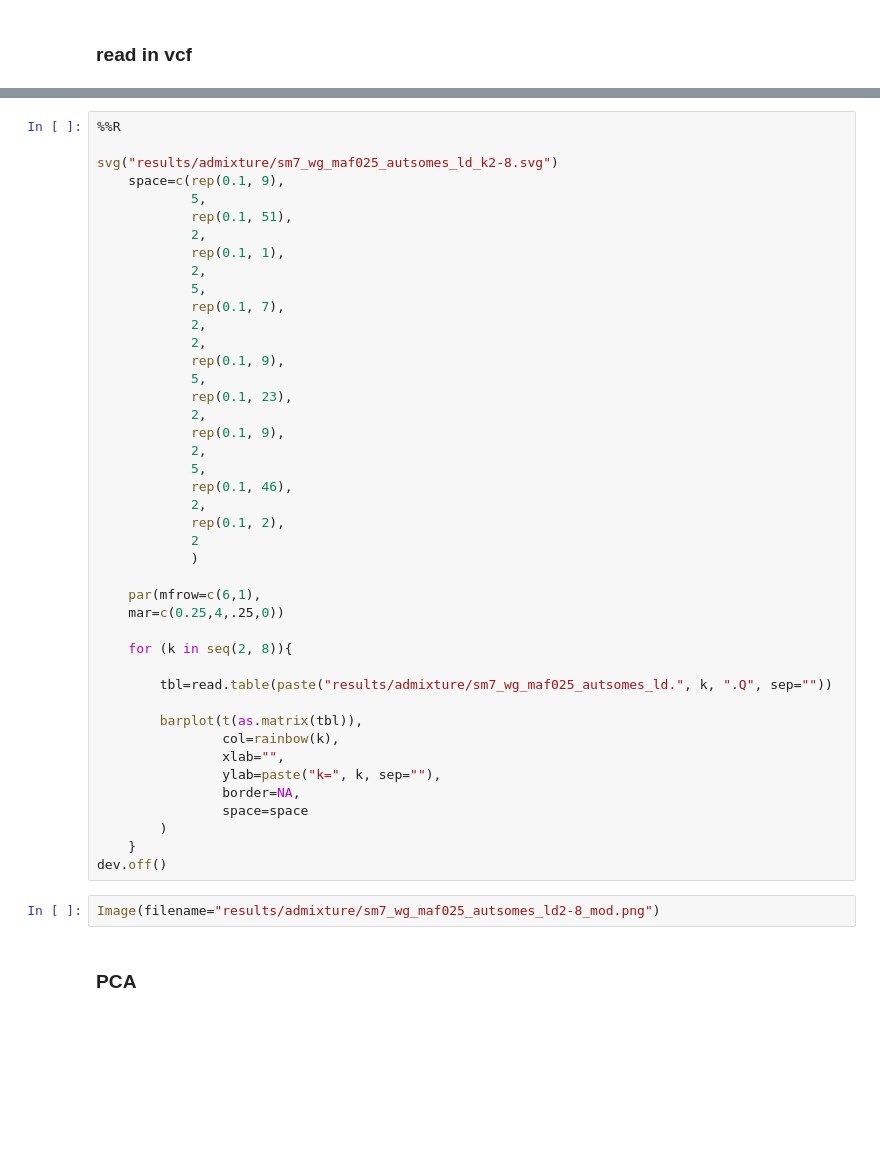
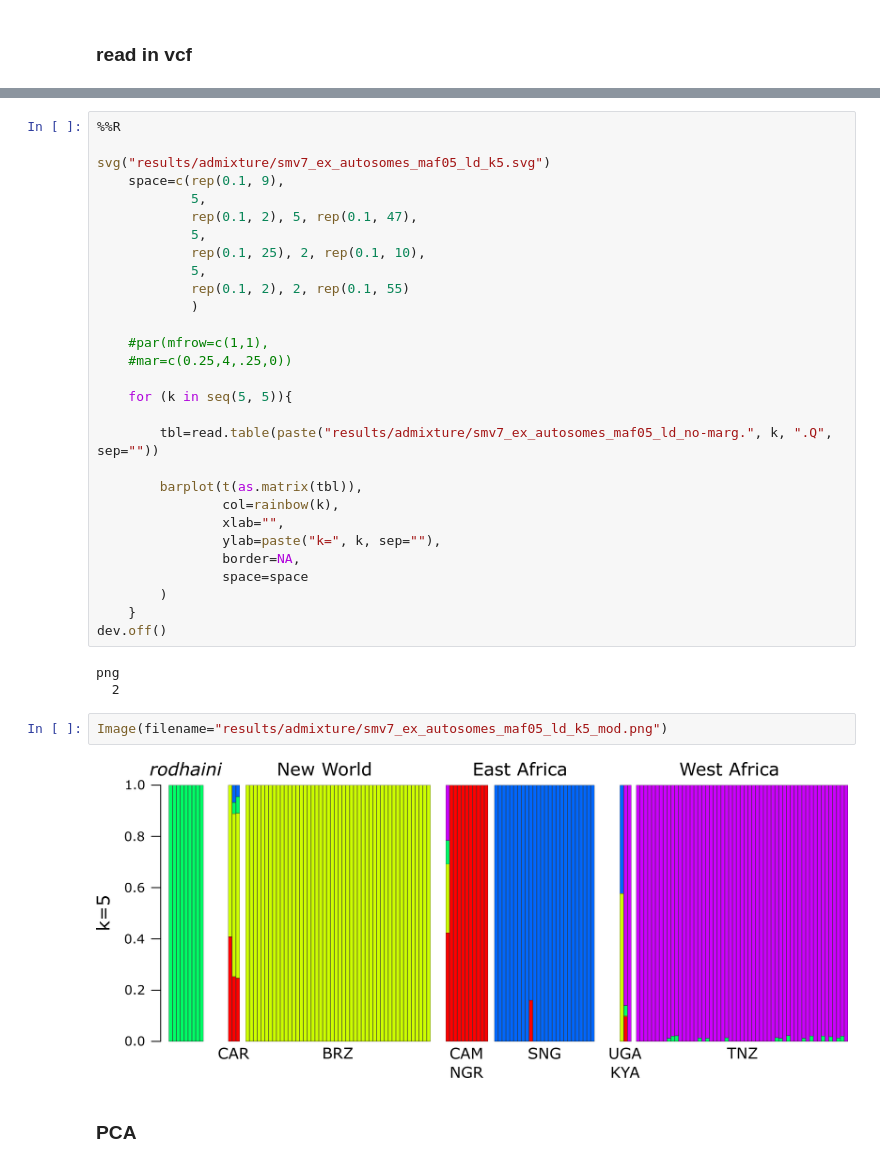
Before and after one commit to nealplatt/sch_man_nwinvasion, a Jupyter notebook: sch_man_nwinvasion.ipynb, the cells around one changed output, grey strips where cells are left out. Cells and saved outputs as stored; diff of their text form; blank space fills up the shorter version.

```diff
--- a/sch_man_nwinvasion.ipynb
+++ b/sch_man_nwinvasion.ipynb
@@ -692,36 +888,22 @@ colnames(tbl)<-c("k", "cv")
 # %%
 %%R
 
-svg("results/admixture/sm7_wg_maf025_autsomes_ld_k2-8.svg")
+svg("results/admixture/smv7_ex_autosomes_maf05_ld_k5.svg")
     space=c(rep(0.1, 9),
             5,
-            rep(0.1, 51),
-            2,
-            rep(0.1, 1),
-            2,
+            rep(0.1, 2), 5, rep(0.1, 47),
             5,
-            rep(0.1, 7),
-            2,
-            2,
-            rep(0.1, 9),
+            rep(0.1, 25), 2, rep(0.1, 10),
             5,
-            rep(0.1, 23),
-            2,
-            rep(0.1, 9),
-            2,
-            5,
-            rep(0.1, 46),
-            2,
-            rep(0.1, 2),
-            2
+            rep(0.1, 2), 2, rep(0.1, 55)
             )
 
-    par(mfrow=c(6,1),
-    mar=c(0.25,4,.25,0))
+    #par(mfrow=c(1,1),
+    #mar=c(0.25,4,.25,0))
 
-    for (k in seq(2, 8)){
+    for (k in seq(5, 5)){
 
-        tbl=read.table(paste("results/admixture/sm7_wg_maf025_autsomes_ld.", k, ".Q", sep=""))
+        tbl=read.table(paste("results/admixture/smv7_ex_autosomes_maf05_ld_no-marg.", k, ".Q", sep=""))
 
         barplot(t(as.matrix(tbl)),
                 col=rainbow(k),
@@ -732,7 +914,12 @@ svg("results/admixture/sm7_wg_maf025_autsomes_ld_k2-8.svg")
         )
     }
 dev.off()
+# %% [output]
+png
+  2
 # %%
-Image(filename="results/admixture/sm7_wg_maf025_autsomes_ld2-8_mod.png")
+Image(filename="results/admixture/smv7_ex_autosomes_maf05_ld_k5_mod.png")
+# %% [output]
+[figure, added]
 # %% [markdown]
 ### PCA
```
Also changed, not shown: parts of 37 cells of this notebook, 1 other file.
